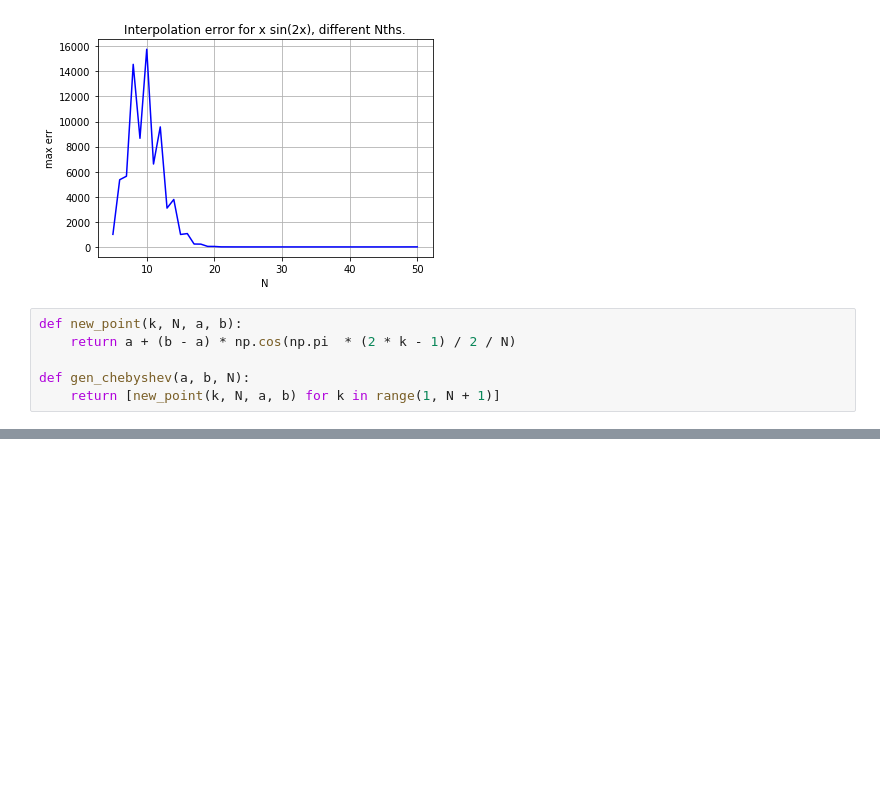
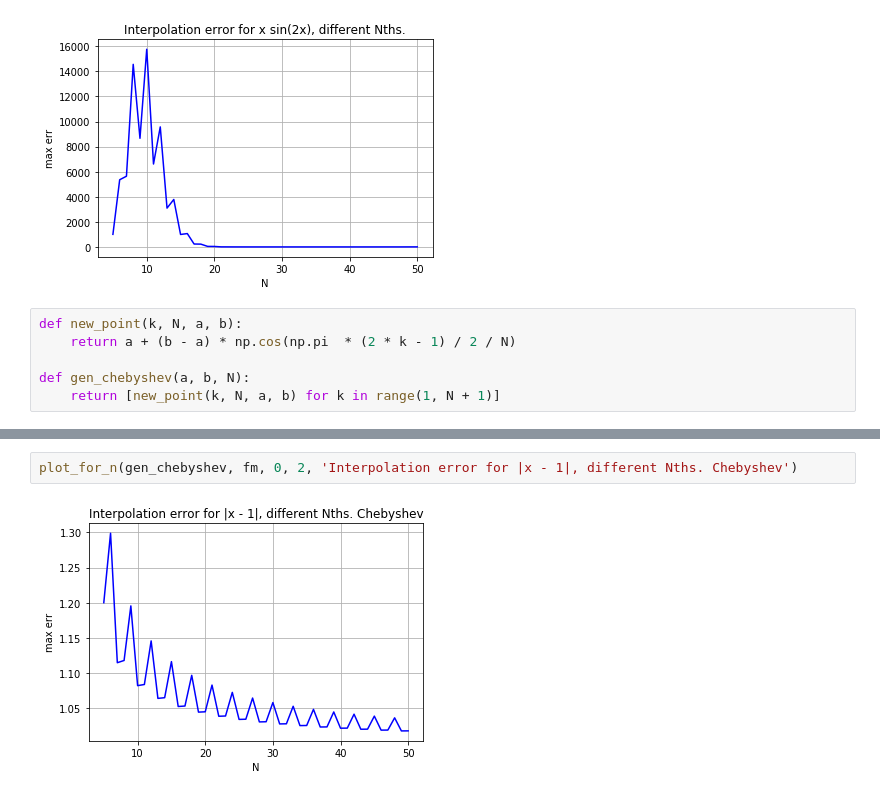
Before and after one commit to olgalupuleac/numerical_methods, a Jupyter notebook: hw2/hw2.ipynb, the cells around one changed output, grey strips where cells are left out. Cells and saved outputs as stored; diff of their text form; blank space fills up the shorter version.

```diff
--- a/hw2/hw2.ipynb
+++ b/hw2/hw2.ipynb
@@ -89,0 +101,4 @@ plot_for_n(gen_chebyshev, fs, 95, 105)
+# %%
+plot_for_n(gen_chebyshev, fm, 0, 2, 'Interpolation error for |x - 1|, different Nths. Chebyshev')
+# %% [output]
+[figure, added]
```
Also changed, not shown: parts of 6 cells of this notebook, 1 other file.
